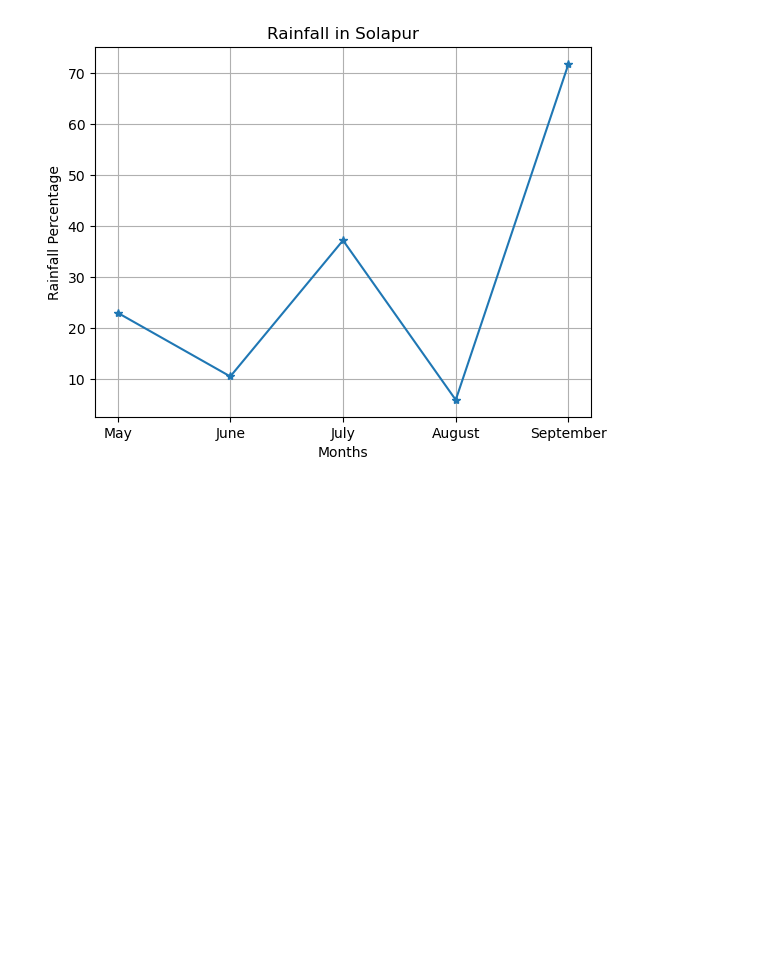
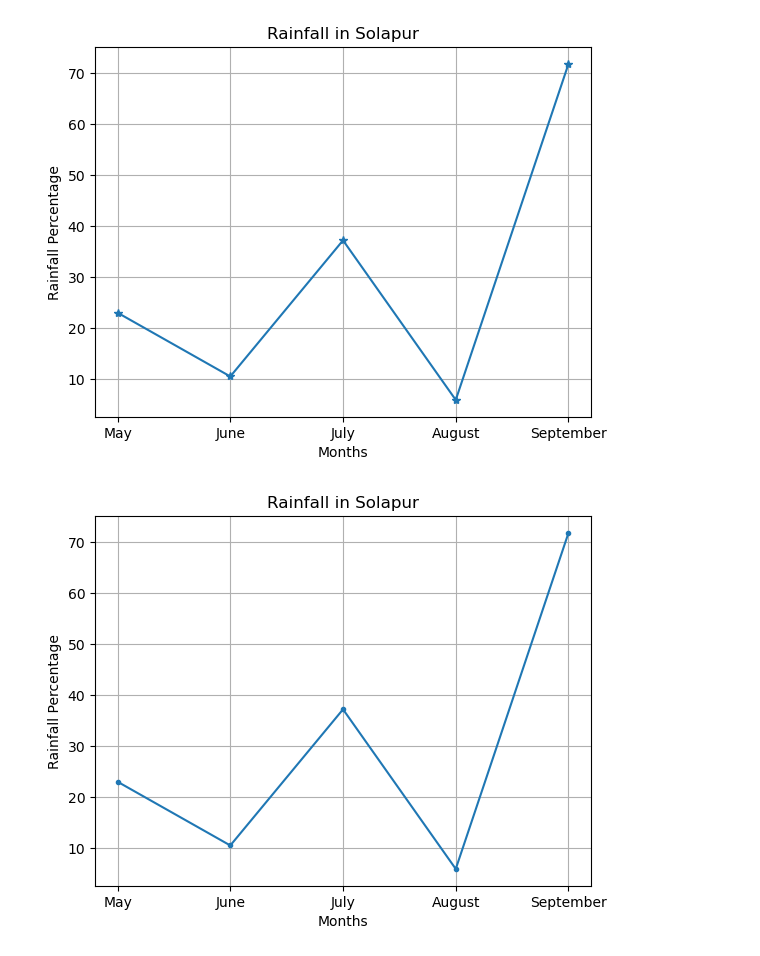
Before and after one commit to waseem123/itr-python-ai-1-2026, a Jupyter notebook: matplotlib-tutorials/plotting-demo.ipynb, the cells around one changed output. Drawn from its saved outputs; the diff is of its cells as text; code cells hidden in the pictures; blank space fills up the shorter version.

Commit message:
Matplotlib plotting

```diff
--- a/matplotlib-tutorials/plotting-demo.ipynb
+++ b/matplotlib-tutorials/plotting-demo.ipynb
@@ -31,3 +31,12 @@ plt.grid()
 plt.show()
 # %% [output]
 [figure]
+# %%
+plt.plot(x,y,marker='.')
+plt.xlabel('Months')
+plt.ylabel('Rainfall Percentage')
+plt.title('Rainfall in Solapur')
+plt.grid()
+plt.show()
+# %% [output]
+[figure, added]
```
Also changed, not shown: parts of 7 cells of this notebook.
